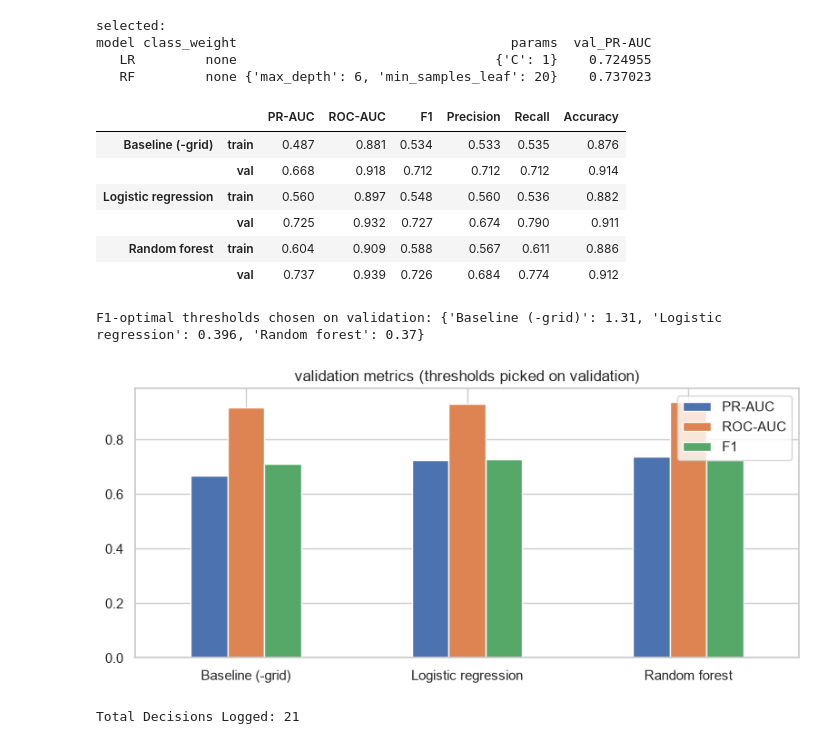
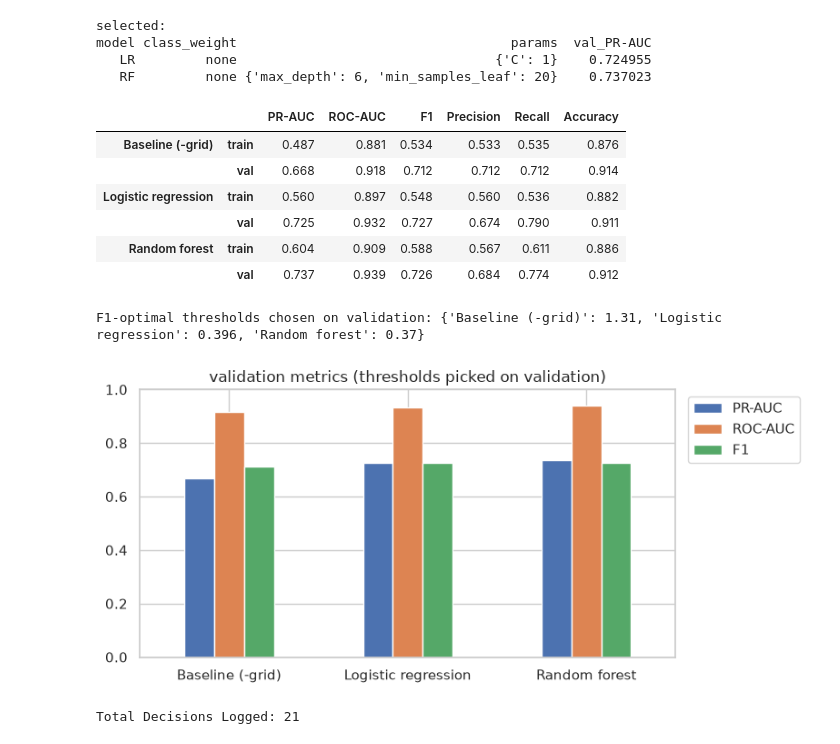
Before and after one commit to MohamedAyman04/f1-drivers, a Jupyter notebook: notebooks/f1_podium_prediction.ipynb, the cells around one changed output. Cells and saved outputs as stored; diff of their text form; code cells hidden in the pictures.

```diff
--- a/notebooks/f1_podium_prediction.ipynb
+++ b/notebooks/f1_podium_prediction.ipynb
@@ -1684,7 +1678,8 @@ Multi-hop joins per question: answer + plot + grain/missingness/cutoff note (det
 # %%
-# Wilson 95% CI for shares [beyond labs: small-N circuits].
+# Wilson 95% confidence interval for a rate (successes / trials). We need it
+# because many circuits have few starts, and a plain rate from 10 starts is very uncertain.
 def wilson_interval(successes, trials, confidence=0.95):
-    """Computes Wilson score confidence interval for binomial proportions."""
+    """Return (rate, lower bound, upper bound). Works on single numbers or whole arrays."""
     s = np.asarray(successes, dtype=float)
     n = np.asarray(trials, dtype=float)
     z = stats.norm.ppf(1 - (1 - confidence) / 2)
@@ -2270,5 +2351,6 @@ Every column below uses only races **before** the one being predicted. Standings
 # %%
-# race order + previous round of the same season (Indy 500 rounds count: they carry real championship points)
+# Number all races in date order (race_idx) and find each race's previous round in the same season.
+# The Indy 500 rounds still count here, because they gave real championship points.
 rc = clean["races"][["raceId", "circuitId", "year", "round"]].copy()
 rc[["year", "round"]] = rc[["year", "round"]].apply(pd.to_numeric)
 rc = rc.sort_values(["year", "round"]).reset_index(drop=True)
@@ -2277,34 +2359,41 @@ rc["prev_raceId"] = rc.groupby("year")["raceId"].shift(1)
 n0 = len(mt)
 mt = mt.merge(rc[["raceId", "circuitId", "race_idx", "prev_raceId"]], on="raceId", how="left", validate="many_to_one")
 
+# Championship standings AFTER the previous round = what everyone knew before this race.
+# pts_share = points / the leader's points (0 to 1), comparable across eras with different points systems.
 def lagged_standings(table, key, prefix, with_wins):
     s = clean[table][["raceId", key, "points", "position", "wins"]].copy()
     s[["points", "position", "wins"]] = s[["points", "position", "wins"]].apply(pd.to_numeric)
     top = s.groupby("raceId")["points"].transform("max")
-    s[f"{prefix}_pts_share"] = np.where(top > 0, s["points"] / top.where(top > 0, 1), 0.0)  # points / leader's points
+    s[f"{prefix}_pts_share"] = np.where(top > 0, s["points"] / top.where(top > 0, 1), 0.0)  # 0 if nobody has points yet
     s = s.rename(columns={"raceId": "prev_raceId", "position": f"{prefix}_pos", "wins": f"{prefix}_wins"})
     cols = ["prev_raceId", key, f"{prefix}_pos", f"{prefix}_pts_share"] + ([f"{prefix}_wins"] if with_wins else [])
     return s[cols]
 
 mt = mt.merge(lagged_standings("driver_standings", "driverId", "drv", True), on=["prev_raceId", "driverId"], how="left", validate="many_to_one")
 mt = mt.merge(lagged_standings("constructor_standings", "constructorId", "con", False), on=["prev_raceId", "constructorId"], how="left", validate="many_to_one")
+# Checks: the joins added no rows, and only round-1 races have no previous race
 assert len(mt) == n0 and not mt.duplicated(KEY).any(), "grain changed by the standings merges"
 assert (mt["prev_raceId"].isna() == (mt["race_idx"].map(rc.set_index("race_idx")["round"]) == 1)).all(), "prev race must exist exactly when round > 1"
 
-# train-only priors for the smoothing
+# The 'prior' (average) that the smoothing pulls towards. Computed on TRAIN seasons only,
+# so nothing from validation or test leaks in.
 TRAIN = mt["split"] == "train"
 P_ALL = mt.loc[TRAIN, "podium"].mean()
 P_TOP3 = mt.loc[TRAIN & (mt["grid"] <= 3), "podium"].mean()
-SMOOTH_M = 10  # pseudo-starts pulling a thin history towards the prior; tune on validation only
+SMOOTH_M = 10  # like adding 10 imaginary average races to everyone's history; only change it based on validation
+# Helper columns: started top 3? / started top 3 AND got a podium? / a constant 1 to count starts
 mt["_top3"] = (mt["grid"] <= 3).astype(int)
 mt["_top3_podium"] = mt["_top3"] * mt["podium"]
 mt["_one"] = 1
 
 def past_te(df, key, num, den, prior):
-    """Smoothed rate of `num`/`den` for `key` over races strictly before this one; NaN when there is no history."""
+    """For every row: the smoothed rate sum(num) / sum(den) of this driver / team / circuit (`key`)
+    over all races BEFORE this one. NaN if there is no earlier race."""
+    # one line per (key, race), then running totals in race order
     g = df.groupby([key, "race_idx"]).agg(p=(num, "sum"), n=(den, "sum")).reset_index().sort_values([key, "race_idx"])
     cum = g.groupby(key)[["p", "n"]].cumsum()
-    g["prior_p"], g["prior_n"] = cum["p"] - g["p"], cum["n"] - g["n"]  # cumulative minus this race
+    g["prior_p"], g["prior_n"] = cum["p"] - g["p"], cum["n"] - g["n"]  # running total up to and including this race, minus this race = strictly the past
     g["te"] = np.where(g["prior_n"] > 0, (g["prior_p"] + SMOOTH_M * prior) / (g["prior_n"] + SMOOTH_M), np.nan)
     return df[[key, "race_idx"]].merge(g[[key, "race_idx", "te"]], on=[key, "race_idx"], how="left")["te"].to_numpy()
 
@@ -2353,20 +2449,23 @@ Fit on train only, then `transform` val/test (Lab 3). Missing history values are
 from sklearn.preprocessing import StandardScaler
 
 def fit_fill(train, groups, overrides=None):
-    """Fill values learned on TRAIN only: train median, or an explicit value per column in `overrides`
-    (e.g. the overall train podium rate for a target-encoded column)."""
+    """Decide the fill value for every history column, using TRAIN rows only.
+    Default is the train median; `overrides` sets a specific value for some columns
+    (e.g. the average train podium rate for a target-encoded column)."""
     fills = {c: train[c].median() for cols in groups.values() for c in cols}
     return {**fills, **(overrides or {})}
 
 def apply_fill_flag(df, groups, fills):
-    """Per group: add a 0/1 `no_history_<group>` flag (any column missing), then fill the NaNs."""
+    """For each group of columns: add a 0/1 column `no_history_<group>` (1 = something was
+    missing and got filled), then fill in the missing values."""
     out = df.copy()
     for g, cols in groups.items():
         out[f"no_history_{g}"] = out[cols].isna().any(axis=1).astype(int)
         out[cols] = out[cols].fillna({c: fills[c] for c in cols})
     return out
 
-# self-check on a toy frame: fills come from train only, flags mark the filled rows
+# Quick test on a tiny made-up table: the fill value comes from the 'train' table (median 3.0),
+# and only the filled row gets flag 1.
 _g = {"a": ["x"]}
 _f = fit_fill(pd.DataFrame({"x": [1.0, np.nan, 3.0, 5.0]}), _g)
 _o = apply_fill_flag(pd.DataFrame({"x": [np.nan, 100.0]}), _g, _f)
@@ -2532,30 +2653,34 @@ model class_weight                                   params  val_PR-AUC
    LR         none                                 {'C': 1}    0.724955
    RF         none {'max_depth': 6, 'min_samples_leaf': 20}    0.737023
 # %%
-# 17.2 thresholds on validation, then train/val metrics (test stays untouched until section 18)
+# 16.2 Pick each model's threshold on validation, then report all metrics on train and validation.
+# Baseline = minus grid: the further forward you start, the higher the score. (Test still untouched.)
 score = {"Baseline (-grid)": (lambda X: -X["grid"]), "Logistic regression": (lambda X: lr_best.predict_proba(X)[:, 1]),
          "Random forest": (lambda X: rf_best.predict_proba(X)[:, 1])}
 THR = {k: best_f1_threshold(y_val, f(X_val)) for k, f in score.items()}
 table = pd.DataFrame({(k, s): metrics(y, f(X), THR[k]) for k, f in score.items()
                       for s, X, y in [("train", X_train, y_train), ("val", X_val, y_val)]}).T
 display(table.round(3))
 print("F1-optimal thresholds chosen on validation:", {k: round(float(v), 3) for k, v in THR.items()})
 fig, ax = plt.subplots(figsize=(8, 3.8))
 table.xs("val", level=1)[["PR-AUC", "ROC-AUC", "F1"]].plot.bar(ax=ax, rot=0)
+ax.set_ylim(0, 1)
+ax.legend(loc="upper left", bbox_to_anchor=(1.01, 1))
 ax.set_title("validation metrics (thresholds picked on validation)")
 plt.tight_layout()
 plt.savefig(FIG_DIR / "fig_17_models_val.png", dpi=150)
 plt.show()
+# Both real models must beat the grid-only baseline, otherwise they add nothing
 assert table.loc[("Logistic regression", "val"), "PR-AUC"] > table.loc[("Baseline (-grid)", "val"), "PR-AUC"], "LR must beat -grid"
 assert table.loc[("Random forest", "val"), "PR-AUC"] > table.loc[("Baseline (-grid)", "val"), "PR-AUC"], "RF must beat -grid"
 # %% [output]
 |  |  | PR-AUC | ROC-AUC | F1 | Precision | Recall | Accuracy |
 | Baseline (-grid) | train | 0.487 | 0.881 | 0.534 | 0.533 | 0.535 | 0.876 |
 |  | val | 0.668 | 0.918 | 0.712 | 0.712 | 0.712 | 0.914 |
 | Logistic regression | train | 0.560 | 0.897 | 0.548 | 0.560 | 0.536 | 0.882 |
 |  | val | 0.725 | 0.932 | 0.727 | 0.674 | 0.790 | 0.911 |
 | Random forest | train | 0.604 | 0.909 | 0.588 | 0.567 | 0.611 | 0.886 |
 |  | val | 0.737 | 0.939 | 0.726 | 0.684 | 0.774 | 0.912 |
 F1-optimal thresholds chosen on validation: {'Baseline (-grid)': 1.31, 'Logistic regression': 0.396, 'Random forest': 0.37}
-[figure, old version]
+[figure, new version]
 # %%
```
Also changed, not shown: parts of 102 cells of this notebook, 25 other files.
